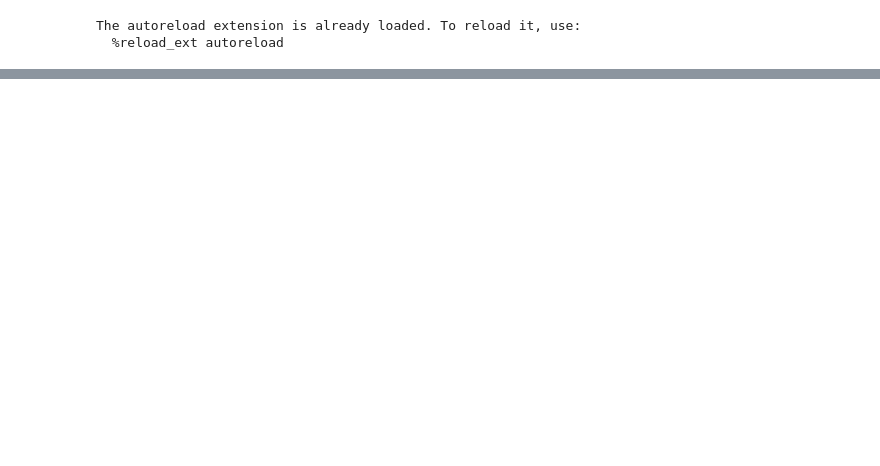
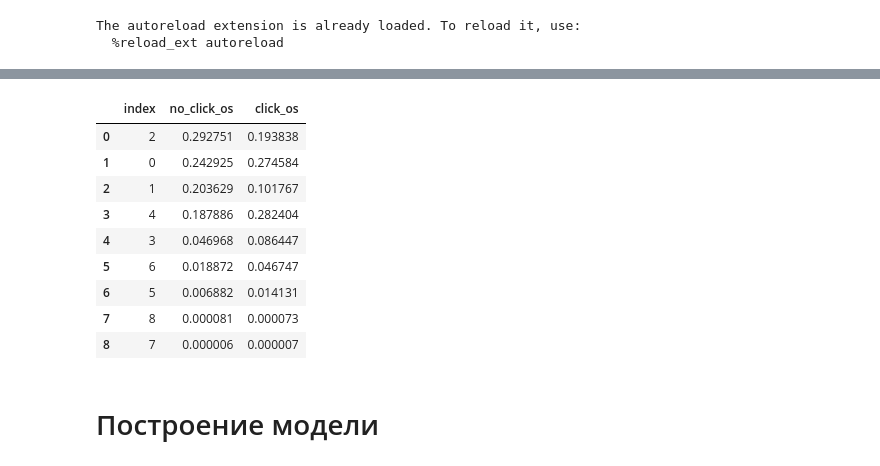
Before and after one commit to SheinaEkaterina/Recsys-course-homework_2022, a Jupyter notebook: task_1_recsys/HW1.ipynb, the cells around one changed output, grey strips where cells are left out. Saved outputs shown, nothing was run; the diff lists cells and outputs as text; code cells hidden in the pictures; blank space fills up the shorter version.

```diff
--- a/task_1_recsys/HW1.ipynb
+++ b/task_1_recsys/HW1.ipynb
@@ -35,3 +73,23 @@ data = data.drop(columns=['impressions'])
+# %%
+# по операционным системам
+os_dist_click = pd.DataFrame(data.loc[data['clicks']==1]['os_id'].value_counts(normalize=True)).reset_index()
+os_dist_no_click = pd.DataFrame(data.loc[data['clicks']==0]['os_id'].value_counts(normalize=True)).reset_index()
+os_dist_no_click.merge(os_dist_click, 'inner', 'index').rename({'os_id_x':'no_click_os',
+                                                                              'os_id_y':'click_os' }, axis=1)
+# Эта фича куда более говорящая - на некоторых операционных системах люди кликают рекламу реже (os_id=2, 1), на других - чаще (os_id=3, 4, 5, 6)
+# %% [output]
+|  | index | no_click_os | click_os |
+| 0 | 2 | 0.292751 | 0.193838 |
+| 1 | 0 | 0.242925 | 0.274584 |
+| 2 | 1 | 0.203629 | 0.101767 |
+| 3 | 4 | 0.187886 | 0.282404 |
+| 4 | 3 | 0.046968 | 0.086447 |
+| 5 | 6 | 0.018872 | 0.046747 |
+| 6 | 5 | 0.006882 | 0.014131 |
+| 7 | 8 | 0.000081 | 0.000073 |
+| 8 | 7 | 0.000006 | 0.000007 |
+# %% [markdown]
+# Построение модели
 # %%
 # Добавим признаков
 data = feature_engineering(data)
```
Also changed, not shown: parts of 21 cells of this notebook, 1 other file.
